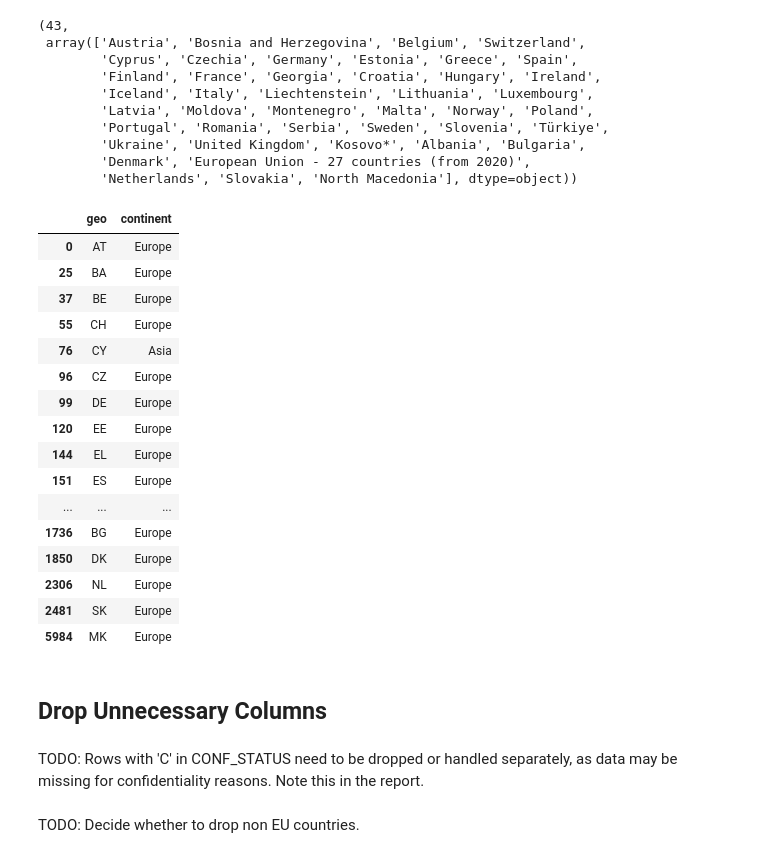
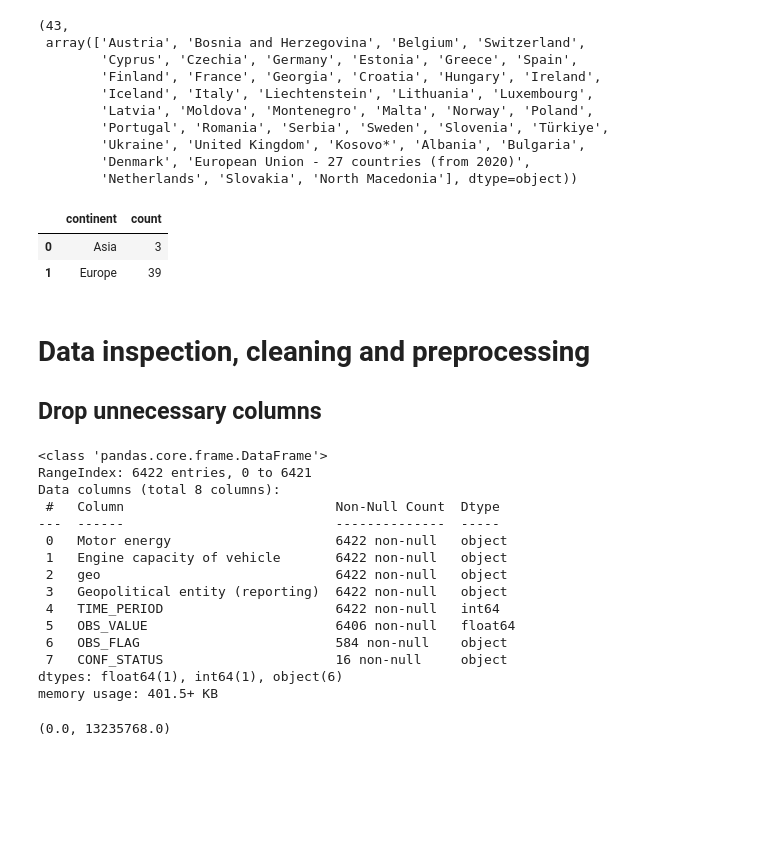
Before and after one commit to GianlucaRigatti/dataviz-project, a Jupyter notebook: technical_report/1_dataset_analysis_eurostat_new_passenger_cars_by_type_of_motor_energy_and_engine_size.ipynb, the cells around one changed output. Cells and saved outputs as stored; diff of their text form; code cells hidden in the pictures; blank space fills up the shorter version.

Commit message:
Data inspection, cleaning and preprocessing for the Eurostats and UNECE datasets

```diff
--- a/technical_report/1_dataset_analysis_eurostat_new_passenger_cars_by_type_of_motor_energy_and_engine_size.ipynb
+++ b/technical_report/1_dataset_analysis_eurostat_new_passenger_cars_by_type_of_motor_energy_and_engine_size.ipynb
@@ -78,46 +78,69 @@ df["geo"].nunique(), df["Geopolitical entity (reporting)"].unique()
 # %%
 # Map unique geo to continent
 import country_converter as coco
 
 df_continent = pd.DataFrame({
     "geo": df["geo"].drop_duplicates()
 })
 
 # Remove 'EU27_2020' entry from the list of unique geo values
 df_continent = df_continent[df_continent["geo"] != "EU27_2020"]
 
 df_continent["continent"] = coco.convert(
     names=df_continent["geo"],
     to="continent",
     not_found="Unknown"
 )
 
-df_continent
+# Count the number of countries per continent
+df_continent.groupby("continent").size().reset_index(name="count")
 # %% [output]
-|  | geo | continent |
-| 0 | AT | Europe |
-| 25 | BA | Europe |
-| 37 | BE | Europe |
-| 55 | CH | Europe |
-| 76 | CY | Asia |
-| 96 | CZ | Europe |
-| 99 | DE | Europe |
-| 120 | EE | Europe |
-| 144 | EL | Europe |
-| 151 | ES | Europe |
-| ... | ... | ... |
-| 1736 | BG | Europe |
-| 1850 | DK | Europe |
-| 2306 | NL | Europe |
-| 2481 | SK | Europe |
-| 5984 | MK | Europe |
+|  | continent | count |
+| 0 | Asia | 3 |
+| 1 | Europe | 39 |
 # %% [markdown]
-## Drop Unnecessary Columns
+# Data inspection, cleaning and preprocessing
+## Drop unnecessary columns
 # %%
-# Save in ../data/cleaned/ the new dataset with the columns dropped
-df.drop(columns=['STRUCTURE', 'STRUCTURE_ID', 'STRUCTURE_NAME', 'freq', 'Time frequency', 'unit', 'Unit of measure'], inplace=True)
-df.to_csv('../data/cleaned/1c_eurostat_new_passenger_cars_by_type_of_motor_energy_and_engine_size.csv', index=False)
+# Drop columns with a single unique value
+df.drop(columns=[
+    'STRUCTURE',
+    'STRUCTURE_ID',
+    'STRUCTURE_NAME',
+    'freq',
+    'Time frequency',
+    'unit',
+    'Unit of measure',
+    'Time',
+    'Observation value'
+], inplace=True)
+
+# Drop description columns
+df.drop(columns=[
+    'mot_nrg',
+    'engine',
+    'Observation status (Flag) V2 structure',
+    'Confidentiality status (flag)'
+], inplace=True)
+
+df.info()
+# %% [output]
+<class 'pandas.core.frame.DataFrame'>
+RangeIndex: 6422 entries, 0 to 6421
+Data columns (total 8 columns):
+ #   Column                           Non-Null Count  Dtype
+---  ------                           --------------  -----
+ 0   Motor energy                     6422 non-null   object
+ 1   Engine capacity of vehicle       6422 non-null   object
+ 2   geo                              6422 non-null   object
+ 3   Geopolitical entity (reporting)  6422 non-null   object
+ 4   TIME_PERIOD                      6422 non-null   int64
+ 5   OBS_VALUE                        6406 non-null   float64
+ 6   OBS_FLAG                         584 non-null    object
+ 7   CONF_STATUS                      16 non-null     object
+dtypes: float64(1), int64(1), object(6)
+memory usage: 401.5+ KB
-# %% [markdown]
-TODO: Rows with 'C' in CONF_STATUS need to be dropped or handled separately, as data may be missing for confidentiality reasons. Note this in the report.
-# %% [markdown]
-TODO: Decide whether to drop non EU countries.
+# %%
+df['OBS_VALUE'].min(), df['OBS_VALUE'].max()
+# %% [output]
+(0.0, 13235768.0)
```
Also changed, not shown: parts of 25 cells of this notebook, 4 other files.
